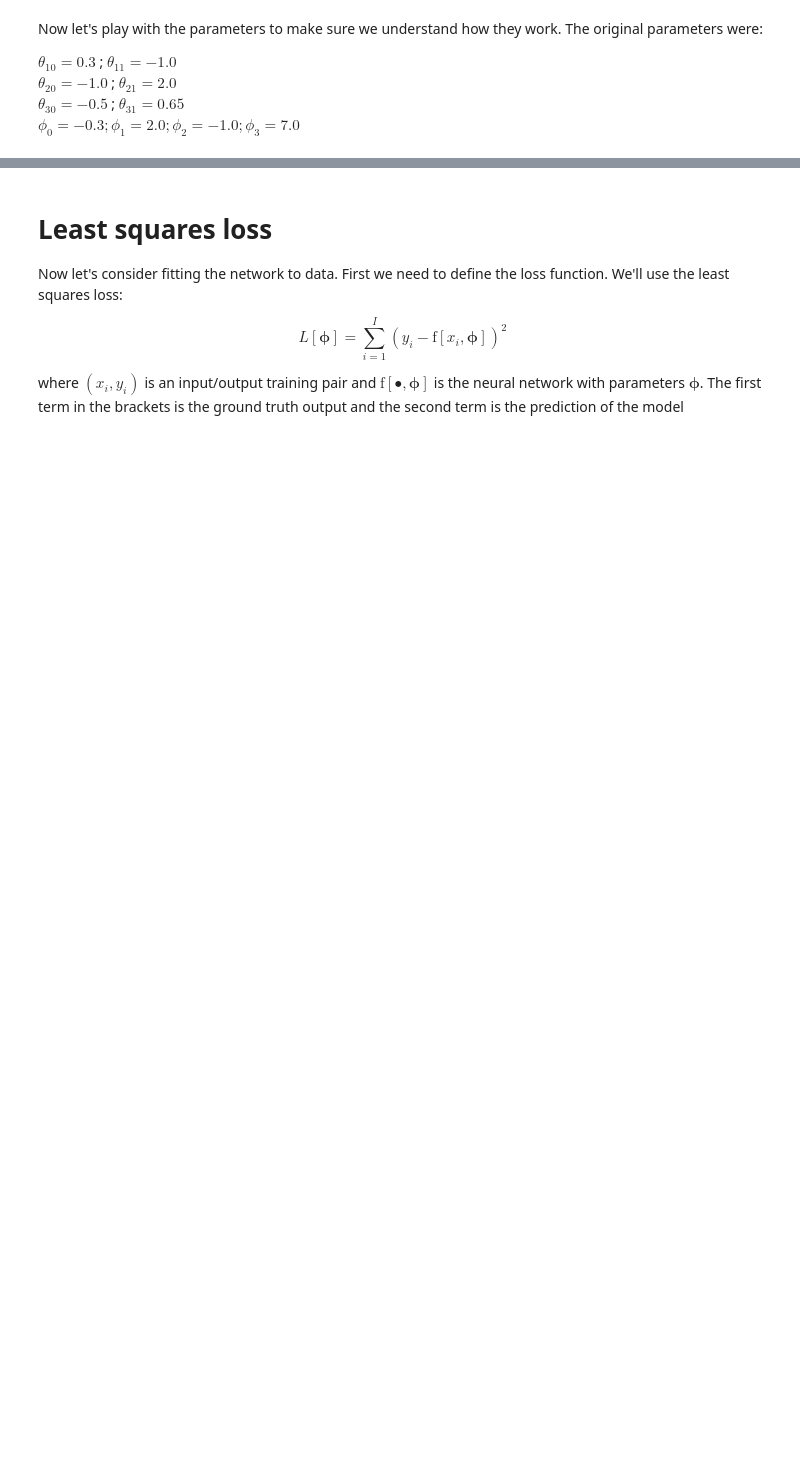
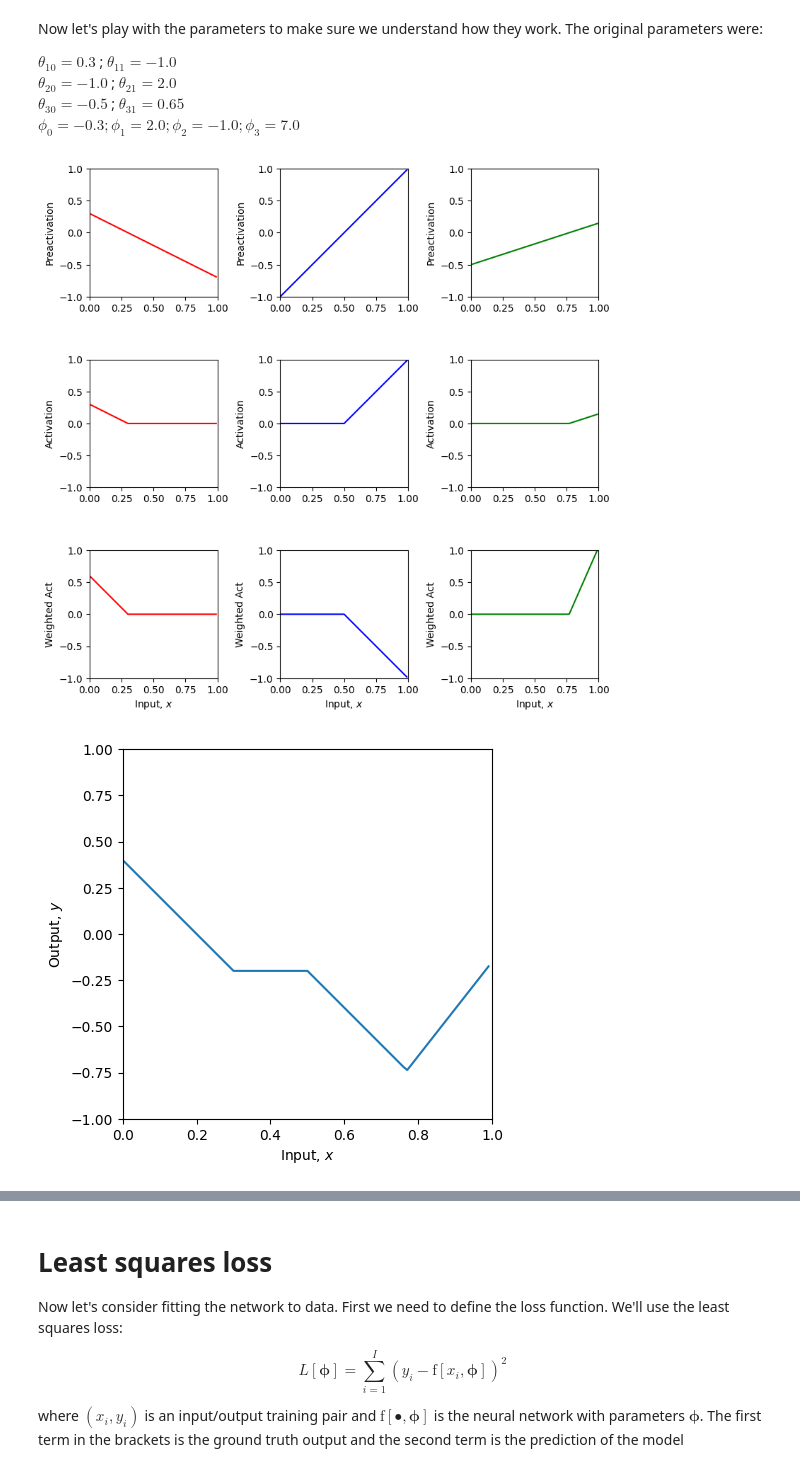
Before and after one commit to HalaIbrahim7/AI-Course, a Jupyter notebook: Notebooks/Chap03/3_1_Shallow_Networks_I.ipynb, the cells around one changed output, grey strips where cells are left out. Cells and saved outputs as stored; diff of their text form; code cells hidden in the pictures; blank space fills up the shorter version.

```diff
--- a/Notebooks/Chap03/3_1_Shallow_Networks_I.ipynb
+++ b/Notebooks/Chap03/3_1_Shallow_Networks_I.ipynb
@@ -135,3 +135,17 @@ $\theta_{10} =  0.3$ ; $\theta_{11} = -1.0$<br>
 $\theta_{20} =  -1.0$ ; $\theta_{21} = 2.0$<br>
 $\theta_{30} =  -0.5$ ; $\theta_{31} = 0.65$<br>
 $\phi_0 = -0.3; \phi_1 = 2.0; \phi_2 = -1.0; \phi_3 = 7.0$
+# %%
+# 1. Predict what effect changing phi_0 will have on the network.
+phi_0=-0.2;
+
+x = np.arange(0,1,0.01)
+
+# We run the neural network for each of these input values
+y, pre_1, pre_2, pre_3, act_1, act_2, act_3, w_act_1, w_act_2, w_act_3 = \
+    shallow_1_1_3(x, ReLU, phi_0,phi_1,phi_2,phi_3, theta_10, theta_11, theta_20, theta_21, theta_30, theta_31)
+# And then plot it
+plot_neural(x, y, pre_1, pre_2, pre_3, act_1, act_2, act_3, w_act_1, w_act_2, w_act_3, plot_all=True)
+# %% [output]
+[figure, added]
+[figure, added]
```
Also changed, not shown: parts of 7 cells of this notebook.
